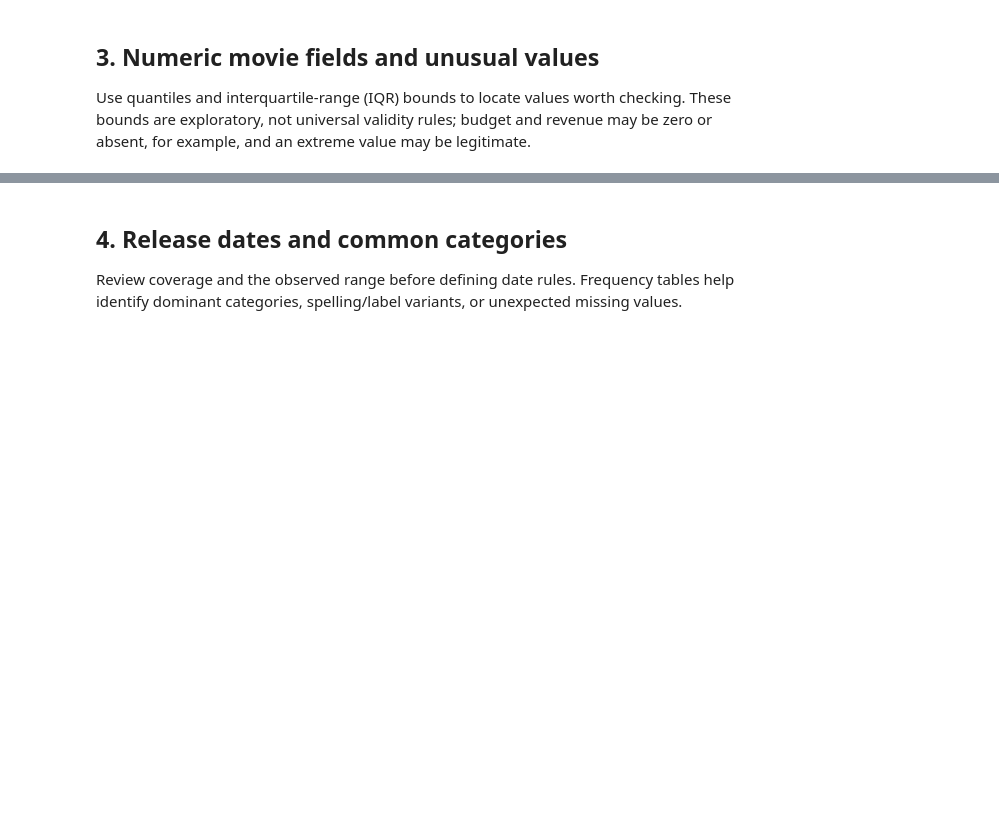
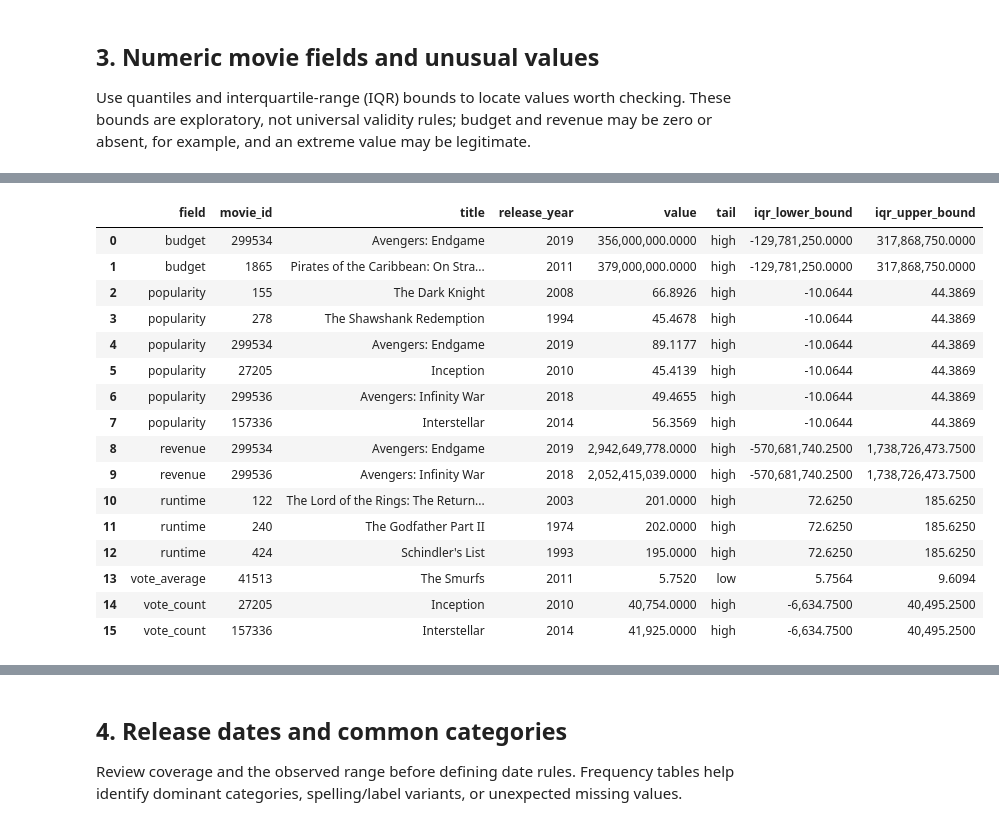
Before and after one commit to ishola-amalitech/streamvault, a Jupyter notebook: notebooks/03_eda_movie_data.ipynb, the cells around one changed output, grey strips where cells are left out. Drawn from its saved outputs; the diff is of its cells as text; code cells hidden in the pictures; blank space fills up the shorter version.

Commit message:
performed eda of numerical fields and invesitgate outliers

```diff
--- a/notebooks/03_eda_movie_data.ipynb
+++ b/notebooks/03_eda_movie_data.ipynb
@@ -28,3 +28,6 @@ frames = {
 print(f"Loaded {len(records):,} cached movie records")
 if not records:
     print("No cached movies yet. Run `uv run streamvault` first.")
+
+# Format to 4 decimal places with comma separators (e.g., 108,446,000.00)
+pd.set_option('display.float_format', '{:,.4f}'.format)
@@ -85,0 +109,58 @@ display(outlier_review)
+# %%
+investigation_movies = movies.copy()
+if "release_date" in investigation_movies.columns:
+    investigation_movies["release_year"] = investigation_movies["release_date"].dt.year
+
+unusual_details = []
+for column in numeric_movie_columns:
+    values = pd.to_numeric(investigation_movies[column], errors="coerce")
+    valid_values = values.dropna()
+    if valid_values.empty:
+        continue
+
+    q1 = valid_values.quantile(0.25)
+    q3 = valid_values.quantile(0.75)
+    iqr = q3 - q1
+    lower_bound = q1 - 1.5 * iqr
+    upper_bound = q3 + 1.5 * iqr
+    unusual = values.lt(lower_bound) | values.gt(upper_bound)
+
+    for row in investigation_movies.loc[unusual].itertuples(index=False):
+        value = getattr(row, column)
+        unusual_details.append(
+            {
+                "field": column,
+                "movie_id": row.movie_id,
+                "title": row.title if "title" in investigation_movies.columns else pd.NA,
+                "release_year": (
+                    getattr(row, "release_year")
+                    if "release_year" in investigation_movies.columns
+                    else pd.NA
+                ),
+                "value": value,
+                "tail": "low" if value < lower_bound else "high",
+                "iqr_lower_bound": lower_bound,
+                "iqr_upper_bound": upper_bound,
+            }
+        )
+
+unusual_detail_table = pd.DataFrame(unusual_details)
+display(unusual_detail_table)
+# %% [output]
+|  | field | movie_id | title | release_year | value | tail | iqr_lower_bound | iqr_upper_bound |
+| 0 | budget | 299534 | Avengers: Endgame | 2019 | 356,000,000.0000 | high | -129,781,250.0000 | 317,868,750.0000 |
+| 1 | budget | 1865 | Pirates of the Caribbean: On Stra... | 2011 | 379,000,000.0000 | high | -129,781,250.0000 | 317,868,750.0000 |
+| 2 | popularity | 155 | The Dark Knight | 2008 | 66.8926 | high | -10.0644 | 44.3869 |
+| 3 | popularity | 278 | The Shawshank Redemption | 1994 | 45.4678 | high | -10.0644 | 44.3869 |
+| 4 | popularity | 299534 | Avengers: Endgame | 2019 | 89.1177 | high | -10.0644 | 44.3869 |
+| 5 | popularity | 27205 | Inception | 2010 | 45.4139 | high | -10.0644 | 44.3869 |
+| 6 | popularity | 299536 | Avengers: Infinity War | 2018 | 49.4655 | high | -10.0644 | 44.3869 |
+| 7 | popularity | 157336 | Interstellar | 2014 | 56.3569 | high | -10.0644 | 44.3869 |
+| 8 | revenue | 299534 | Avengers: Endgame | 2019 | 2,942,649,778.0000 | high | -570,681,740.2500 | 1,738,726,473.7500 |
+| 9 | revenue | 299536 | Avengers: Infinity War | 2018 | 2,052,415,039.0000 | high | -570,681,740.2500 | 1,738,726,473.7500 |
+| 10 | runtime | 122 | The Lord of the Rings: The Return... | 2003 | 201.0000 | high | 72.6250 | 185.6250 |
+| 11 | runtime | 240 | The Godfather Part II | 1974 | 202.0000 | high | 72.6250 | 185.6250 |
+| 12 | runtime | 424 | Schindler's List | 1993 | 195.0000 | high | 72.6250 | 185.6250 |
+| 13 | vote_average | 41513 | The Smurfs | 2011 | 5.7520 | low | 5.7564 | 9.6094 |
+| 14 | vote_count | 27205 | Inception | 2010 | 40,754.0000 | high | -6,634.7500 | 40,495.2500 |
+| 15 | vote_count | 157336 | Interstellar | 2014 | 41,925.0000 | high | -6,634.7500 | 40,495.2500 |
```
Also changed, not shown: parts of 14 cells of this notebook, 2 other files.
